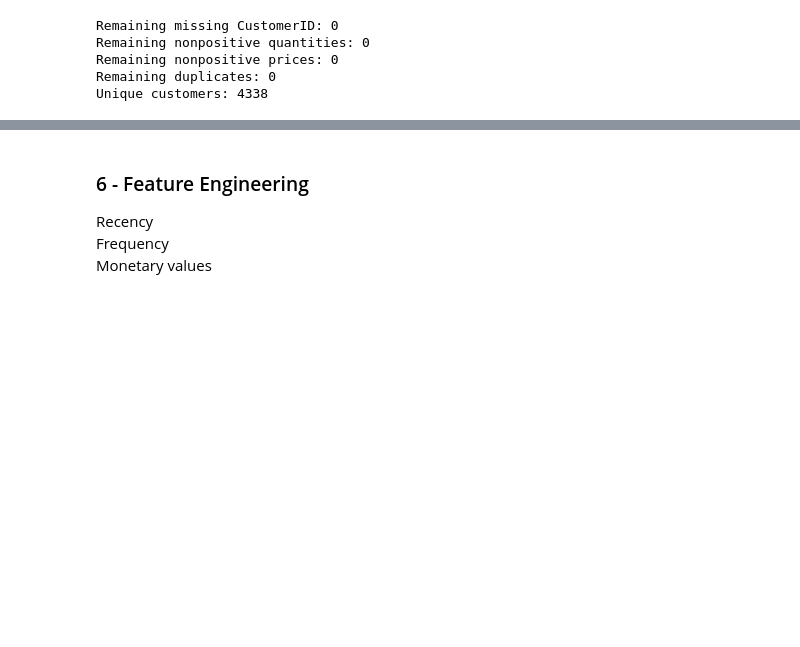
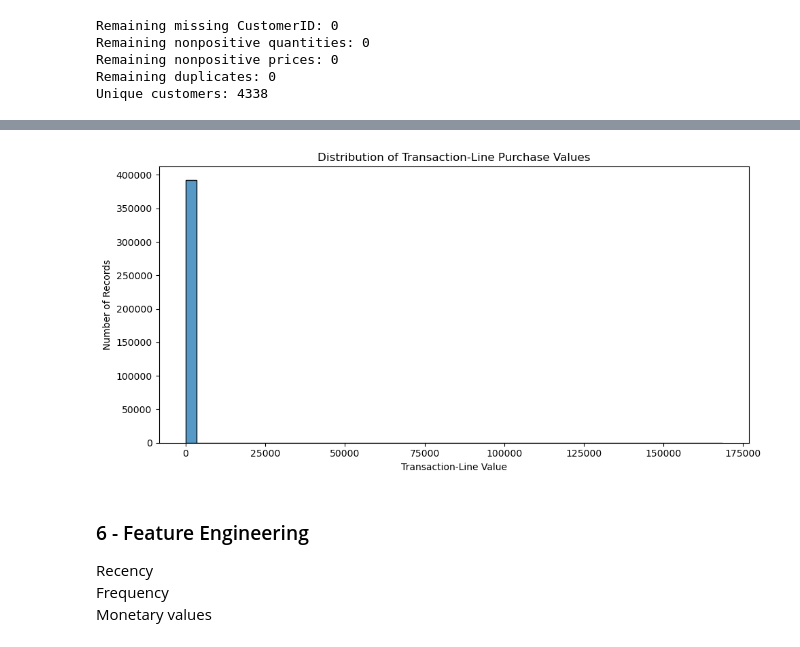
Before and after one commit to ferrillt/Customer-Segmentation-Clustering, a Jupyter notebook: notebooks/Customer_Segmentation_Clustering.ipynb, the cells around one changed output, grey strips where cells are left out. Drawn from its saved outputs; the diff is of its cells as text; code cells hidden in the pictures; blank space fills up the shorter version.

```diff
--- a/notebooks/Customer_Segmentation_Clustering.ipynb
+++ b/notebooks/Customer_Segmentation_Clustering.ipynb
@@ -369,3 +383,26 @@ Unique customers: 4338
 Recency
 Frequency
 Monetary values
+# %%
+# Section 5 - Exploratory Data Analysis
+
+import matplotlib.pyplot as plt
+import seaborn as sns
+
+# Preserve cleaned data and calculate line revenue
+df_clean["LineTotal"] = (
+    df_clean["Quantity"] * df_clean["UnitPrice"]
+)
+
+# Review purchasing activity
+print("Transaction Line Revenue Summary")
+display(df_clean["LineTotal"].describe())
+
+print("\nUnique Invoices:",
+      df_clean["InvoiceNo"].nunique())
+
+print("\nUnique Customers:",
+      df_clean["CustomerID"].nunique())
+
+print("\nTotal Positive Purchase Value:",
+      f"{df_clean['LineTotal'].sum():,.2f}")
@@ -372,3 +425,19 @@ Monetary values
+# %%
+# Visualize transaction-line purchase values
+plt.figure(figsize=(10, 5))
+
+sns.histplot(
+    df_clean["LineTotal"],
+    bins=50
+)
+
+plt.title("Distribution of Transaction-Line Purchase Values")
+plt.xlabel("Transaction-Line Value")
+plt.ylabel("Number of Records")
+plt.tight_layout()
+plt.show()
+# %% [output]
+[figure, added]
 # %% [markdown]
 ### 6 - Feature Engineering
 Recency
```
Also changed, not shown: parts of 4 cells of this notebook.
